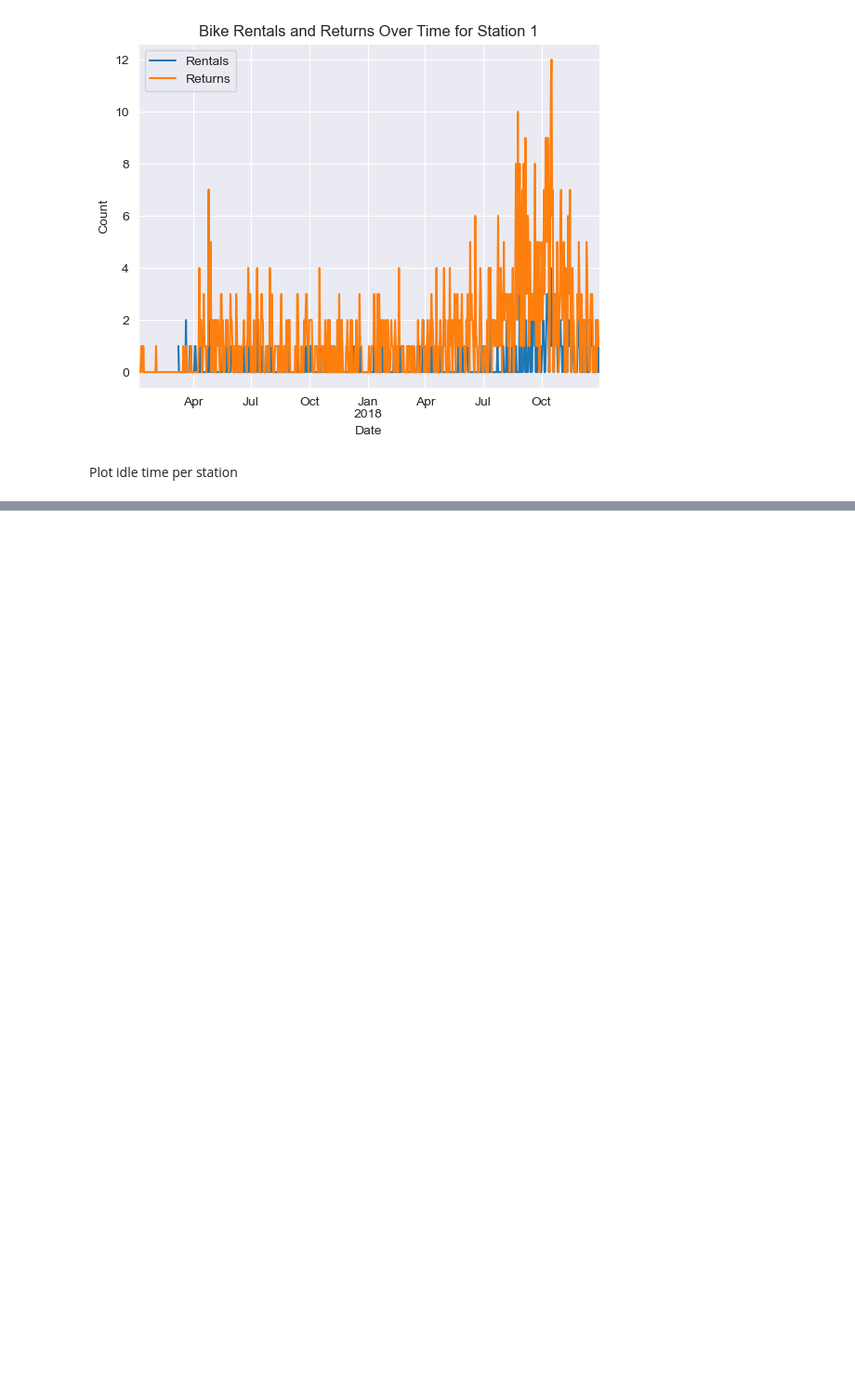
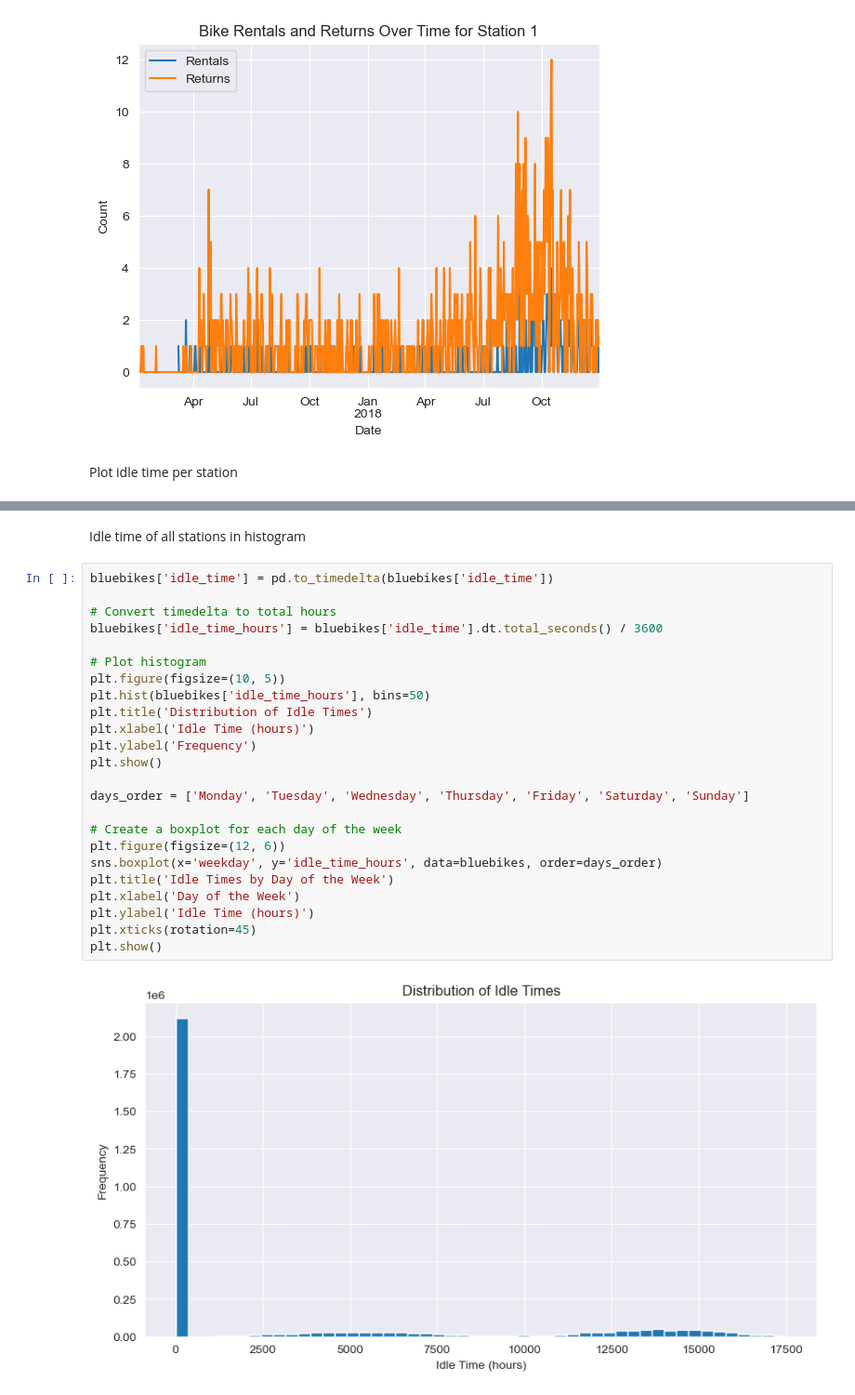
Before and after one commit to Oxford012/DDT, a Jupyter notebook: Laurin/Station-Level_Insights.ipynb, the cells around one changed output, grey strips where cells are left out. Shown: that part at 93% size. Saved outputs shown, nothing was run; the diff lists cells and outputs as text; blank space fills up the shorter version.

```diff
--- a/Laurin/Station-Level_Insights.ipynb
+++ b/Laurin/Station-Level_Insights.ipynb
@@ -232,0 +233,28 @@ plt.show()
+# %% [markdown]
+Idle time of all stations in histogram
+# %%
+bluebikes['idle_time'] = pd.to_timedelta(bluebikes['idle_time'])
+
+# Convert timedelta to total hours
+bluebikes['idle_time_hours'] = bluebikes['idle_time'].dt.total_seconds() / 3600
+
+# Plot histogram
+plt.figure(figsize=(10, 5))
+plt.hist(bluebikes['idle_time_hours'], bins=50)
+plt.title('Distribution of Idle Times')
+plt.xlabel('Idle Time (hours)')
+plt.ylabel('Frequency')
+plt.show()
+
+days_order = ['Monday', 'Tuesday', 'Wednesday', 'Thursday', 'Friday', 'Saturday', 'Sunday']
+
+# Create a boxplot for each day of the week
+plt.figure(figsize=(12, 6))
+sns.boxplot(x='weekday', y='idle_time_hours', data=bluebikes, order=days_order)
+plt.title('Idle Times by Day of the Week')
+plt.xlabel('Day of the Week')
+plt.ylabel('Idle Time (hours)')
+plt.xticks(rotation=45)
+plt.show()
+# %% [output]
+[figure, added]
```
Also changed, not shown: parts of 2 cells of this notebook.
